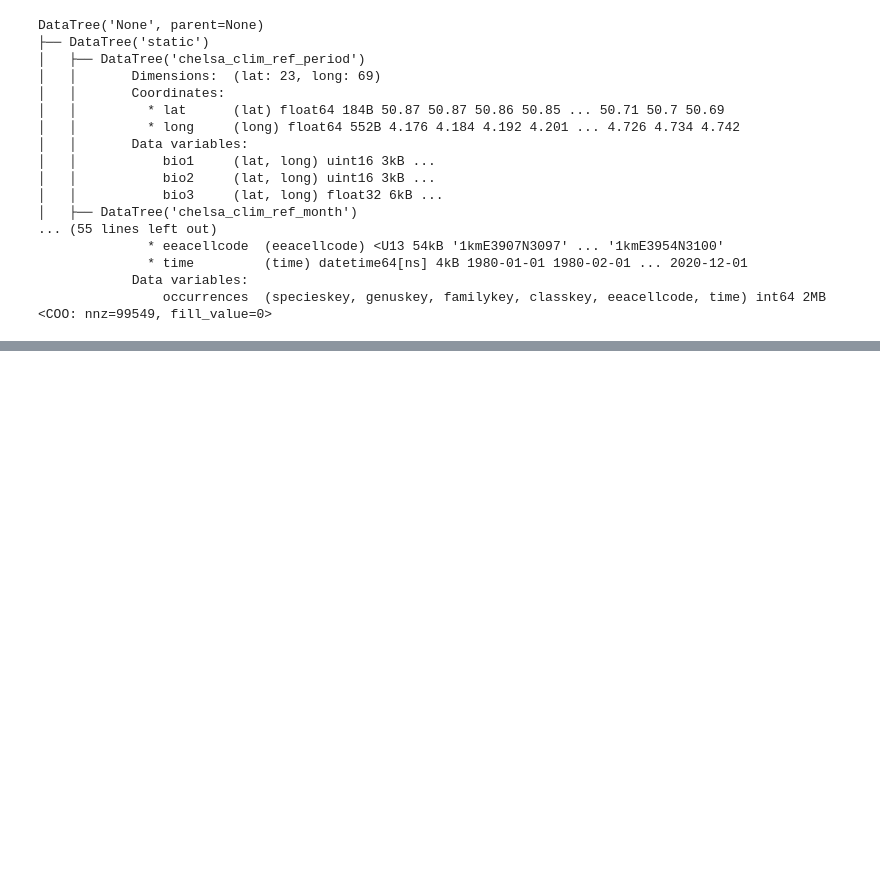
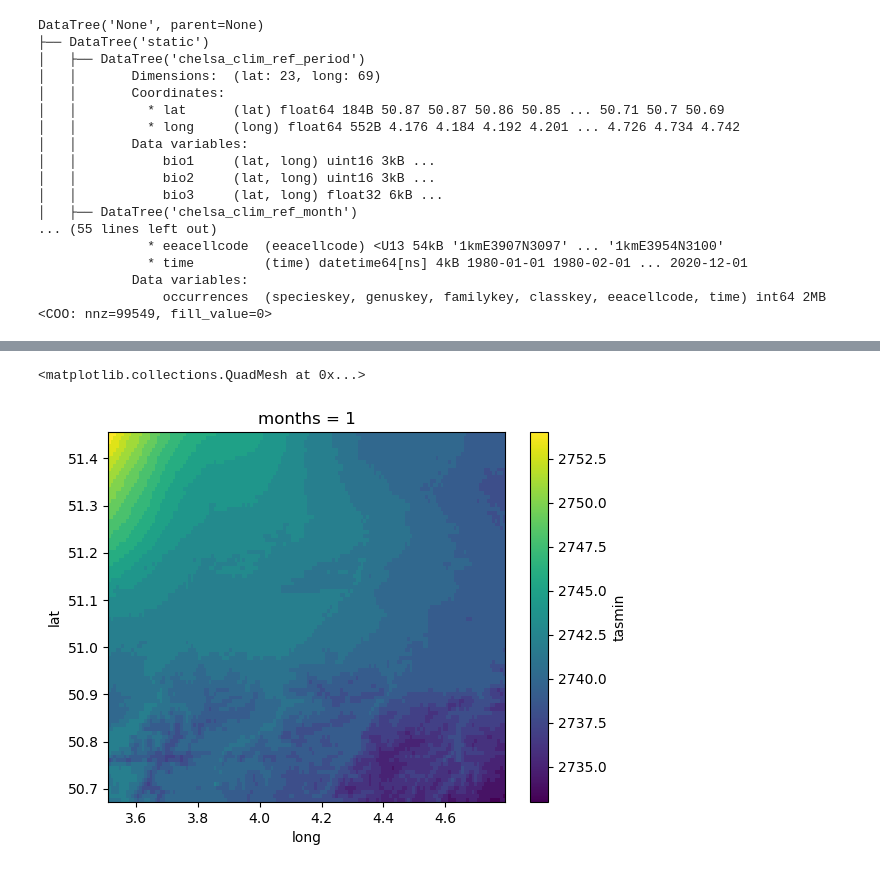
Before and after one commit to nbillietPM/BmC, a Jupyter notebook: scripts/prototype/data_generation.ipynb, the cells around one changed output, grey strips where cells are left out. Saved outputs shown, nothing was run; the diff lists cells and outputs as text; code cells hidden in the pictures; blank space fills up the shorter version.

```diff
--- a/scripts/prototype/data_generation.ipynb
+++ b/scripts/prototype/data_generation.ipynb
@@ -482,0 +506,5 @@ DataTree('None', parent=None)
+# %%
+test_ds["tasmin"].plot()
+# %% [output]
+<matplotlib.collections.QuadMesh at 0x...>
+[figure, added]
```
Also changed, not shown: parts of 8 cells of this notebook, 16 other files.
